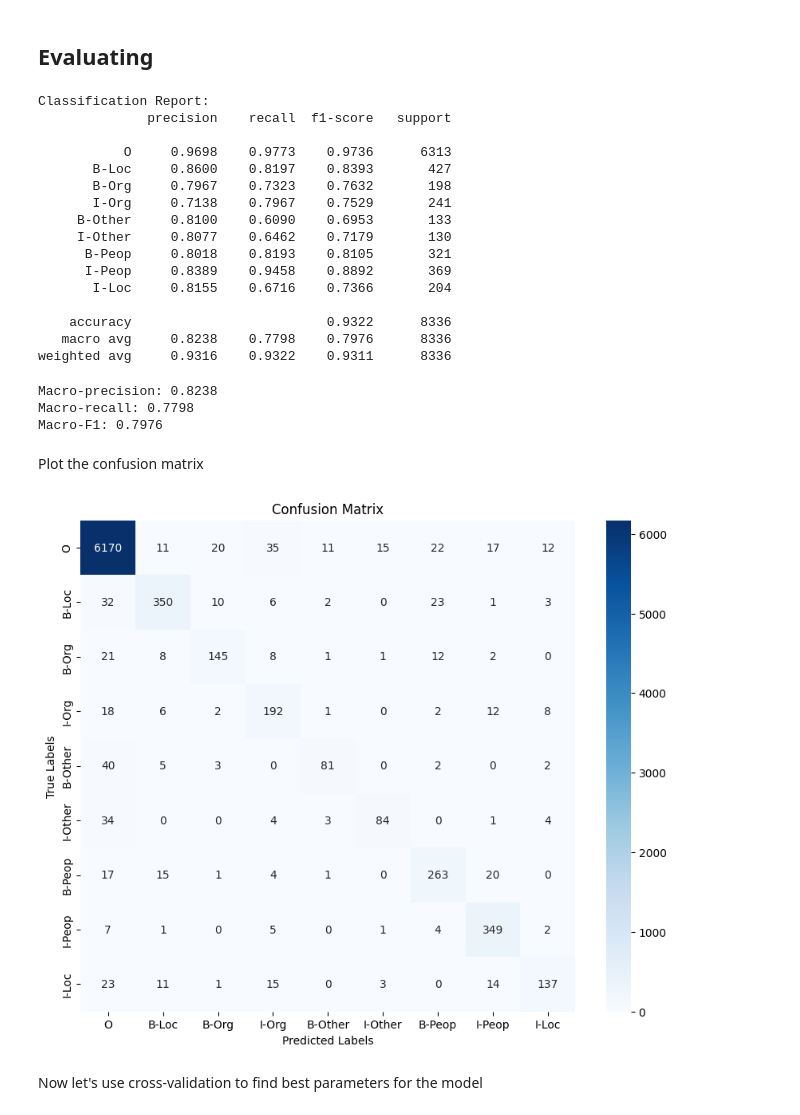
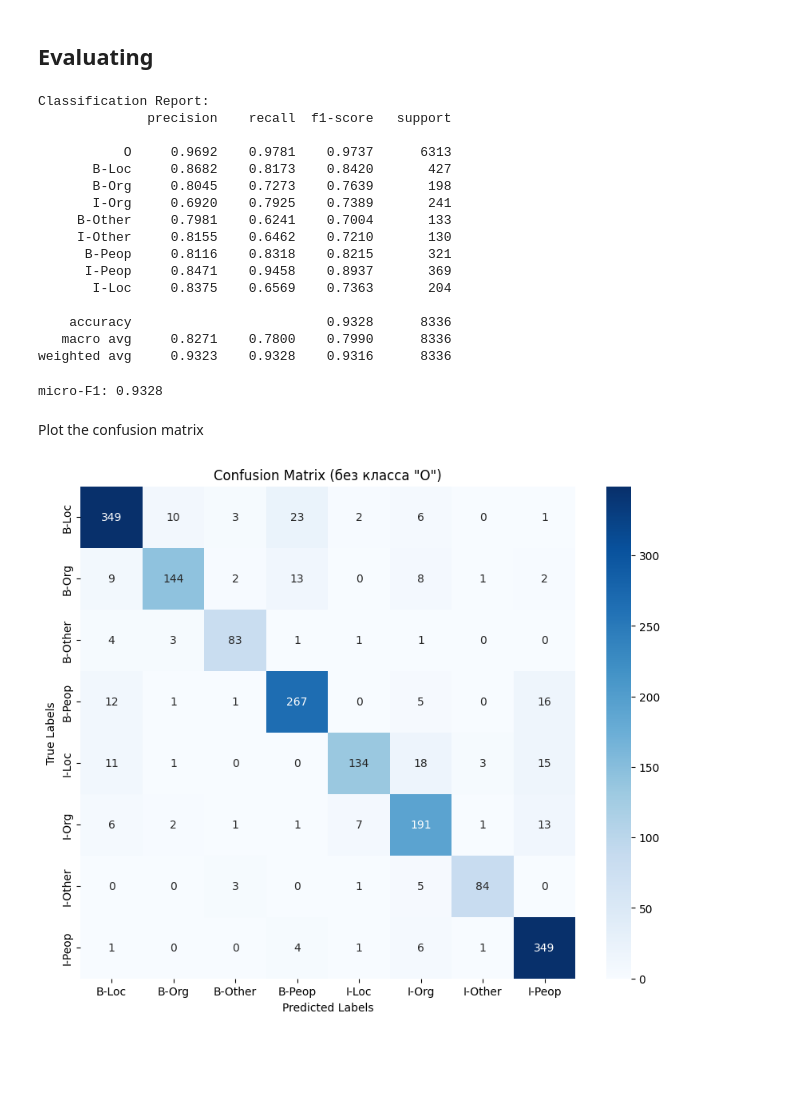
Before and after one commit to Ulyana-Nagornaya/NER_for_KG, a Jupyter notebook: notebooks/CRF_ML.ipynb, the cells around one changed output. Cells and saved outputs as stored; diff of their text form; code cells hidden in the pictures; blank space fills up the shorter version.

```diff
--- a/notebooks/CRF_ML.ipynb
+++ b/notebooks/CRF_ML.ipynb
@@ -284,5 +280,6 @@ def create_triplets(relations, named_entities):
     return triplets
 # %%
 df_train['triplets'] = df_train.apply(lambda row: create_triplets(row['relations'], row['named_entities']), axis=1)
+df_train['triplet_count'] = df_train['triplets'].apply(len)
 df_train
 # %% [output]
@@ -458,7 +470,7 @@ crf = CRF(
     algorithm='lbfgs',
     c1=0.1,
     c2=0.1,
-    max_iterations=100,
+    max_iterations=50,
 )
 
 crf.fit(X_train, y_train)
@@ -494,43 +506,46 @@ print(classification_report(y_test_flat, y_pred_flat, labels=labels, digits=4))
 Classification Report:
               precision    recall  f1-score   support
 
-           O     0.9698    0.9773    0.9736      6313
-       B-Loc     0.8600    0.8197    0.8393       427
-       B-Org     0.7967    0.7323    0.7632       198
-       I-Org     0.7138    0.7967    0.7529       241
-     B-Other     0.8100    0.6090    0.6953       133
-     I-Other     0.8077    0.6462    0.7179       130
-      B-Peop     0.8018    0.8193    0.8105       321
-      I-Peop     0.8389    0.9458    0.8892       369
-       I-Loc     0.8155    0.6716    0.7366       204
+           O     0.9692    0.9781    0.9737      6313
+       B-Loc     0.8682    0.8173    0.8420       427
+       B-Org     0.8045    0.7273    0.7639       198
+       I-Org     0.6920    0.7925    0.7389       241
+     B-Other     0.7981    0.6241    0.7004       133
+     I-Other     0.8155    0.6462    0.7210       130
+      B-Peop     0.8116    0.8318    0.8215       321
+      I-Peop     0.8471    0.9458    0.8937       369
+       I-Loc     0.8375    0.6569    0.7363       204
 
-    accuracy                         0.9322      8336
-   macro avg     0.8238    0.7798    0.7976      8336
-weighted avg     0.9316    0.9322    0.9311      8336
+    accuracy                         0.9328      8336
+   macro avg     0.8271    0.7800    0.7990      8336
+weighted avg     0.9323    0.9328    0.9316      8336
-# %%
-macro_precision = precision_score(y_test_flat, y_pred_flat, average='macro')
-macro_recall = recall_score(y_test_flat, y_pred_flat, average='macro')
-macro_f1 = f1_score(y_test_flat, y_pred_flat, average='macro')
-
-print(f"Macro-precision: {macro_precision:.4f}")
-print(f"Macro-recall: {macro_recall:.4f}")
-print(f"Macro-F1: {macro_f1:.4f}")
-# %% [output]
-Macro-precision: 0.8238
-Macro-recall: 0.7798
-Macro-F1: 0.7976
+# %%
+micro_f1 = f1_score(y_test_flat, y_pred_flat, average='micro')
+
+print(f"micro-F1: {micro_f1:.4f}")
+# %% [output]
+micro-F1: 0.9328
 # %% [markdown]
 Plot the confusion matrix
 # %%
-cm = confusion_matrix(y_test_flat, y_pred_flat, labels=labels)
+filtered_true = []
+filtered_pred = []
+for true_tag, pred_tag in zip(y_test_flat, y_pred_flat):
+    if true_tag != 'O':
+        filtered_true.append(true_tag)
+        filtered_pred.append(pred_tag)
+
+labels = list(set(tag for sent in y_test for tag in sent if tag != 'O'))
+labels.sort()
+
+cm = confusion_matrix(filtered_true, filtered_pred, labels=labels)
 
 plt.figure(figsize=(10, 8))
-sns.heatmap(cm, annot=True, fmt='d', cmap='Blues', xticklabels=labels, yticklabels=labels)
-plt.title('Confusion Matrix')
+sns.heatmap(cm, annot=True, fmt='d', cmap='Blues',
+            xticklabels=labels, yticklabels=labels)
+plt.title('Confusion Matrix (без класса "O")')
 plt.xlabel('Predicted Labels')
 plt.ylabel('True Labels')
 plt.show()
 # %% [output]
-[figure, old version]
+[figure, new version]
-# %% [markdown]
-Now let's use cross-validation to find best parameters for the model
```
Also changed, not shown: parts of 25 cells of this notebook.
